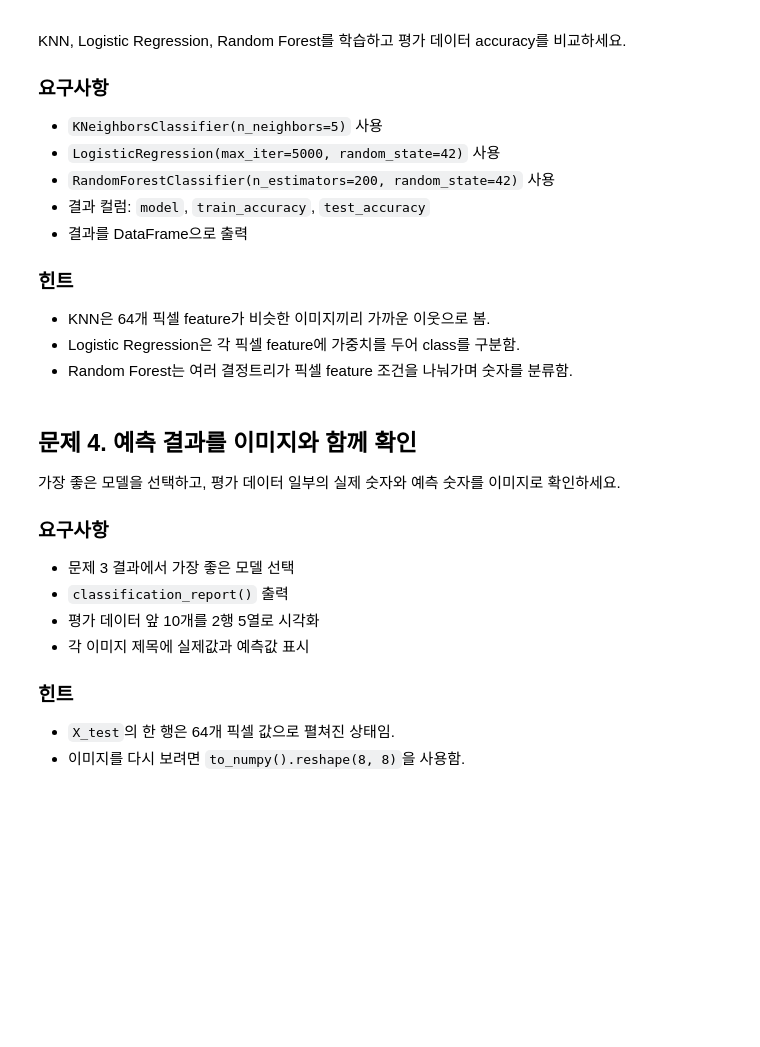
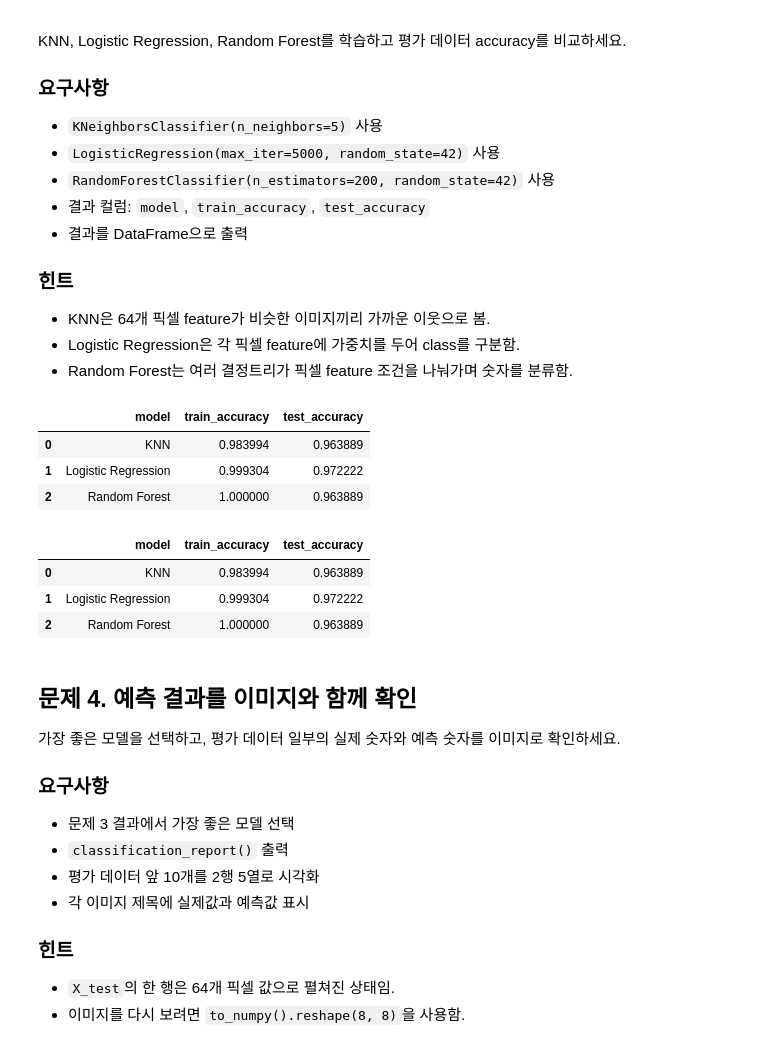
Before and after one commit to RabbitTasteDog-PRO/06_machine_learning, a Jupyter notebook: 99_practice/00_digits_image_classification.ipynb, the cells around one changed output. Cells and saved outputs as stored; diff of their text form; code cells hidden in the pictures; blank space fills up the shorter version.

```diff
--- a/99_practice/00_digits_image_classification.ipynb
+++ b/99_practice/00_digits_image_classification.ipynb
@@ -139,12 +173,43 @@ KNN, Logistic Regression, Random Forest를 학습하고 평가 데이터 accurac
 - Random Forest는 여러 결정트리가 픽셀 feature 조건을 나눠가며 숫자를 분류함.
 # %%
 # 작성: KNN, Logistic Regression, Random Forest 모델을 딕셔너리로 준비하세요.
+mdels = {
+    'KNN': KNeighborsClassifier(n_neighbors=5),
+    'Logistic Regression': LogisticRegression(max_iter=5000, random_state=42),
+    'Random Forest': RandomForestClassifier(n_estimators=200, random_state=42),
+}
 
+results = []
+# 작성: 반복문으로 모델을 학습하고 train/test accuracy를 results에 저장하세요.
+results = []
+for name, model in models.items():
+    # 트레이닝 데이터 학습
+    model.fit(X_train_scaled, y_train)  # train 데이터 학습
+    # 테스트 예측값
+    y_pred = model.predict(X_test_scaled)  # test 예측값
 
-# 작성: 반복문으로 모델을 학습하고 train/test accuracy를 results에 저장하세요.
-
+    results.append({
+        'model': name,
+        'train_accuracy': accuracy_score(y_train, model.predict(X_train_scaled)),
+        'test_accuracy': accuracy_score(y_test, y_pred)
+    })
 
 # 작성: 결과를 DataFrame으로 출력하세요.
+result_df = pd.DataFrame(results)
+display(result_df)
+
+# 작성: 결과를 DataFrame으로 출력하세요.
+result_df = pd.DataFrame(results)
+display(result_df)
+# %% [output]
+|  | model | train_accuracy | test_accuracy |
+| 0 | KNN | 0.983994 | 0.963889 |
+| 1 | Logistic Regression | 0.999304 | 0.972222 |
+| 2 | Random Forest | 1.000000 | 0.963889 |
+|  | model | train_accuracy | test_accuracy |
+| 0 | KNN | 0.983994 | 0.963889 |
+| 1 | Logistic Regression | 0.999304 | 0.972222 |
+| 2 | Random Forest | 1.000000 | 0.963889 |
 # %% [markdown]
 ## 문제 4. 예측 결과를 이미지와 함께 확인
 
```
Also changed, not shown: parts of 3 cells of this notebook, 1 other file.
